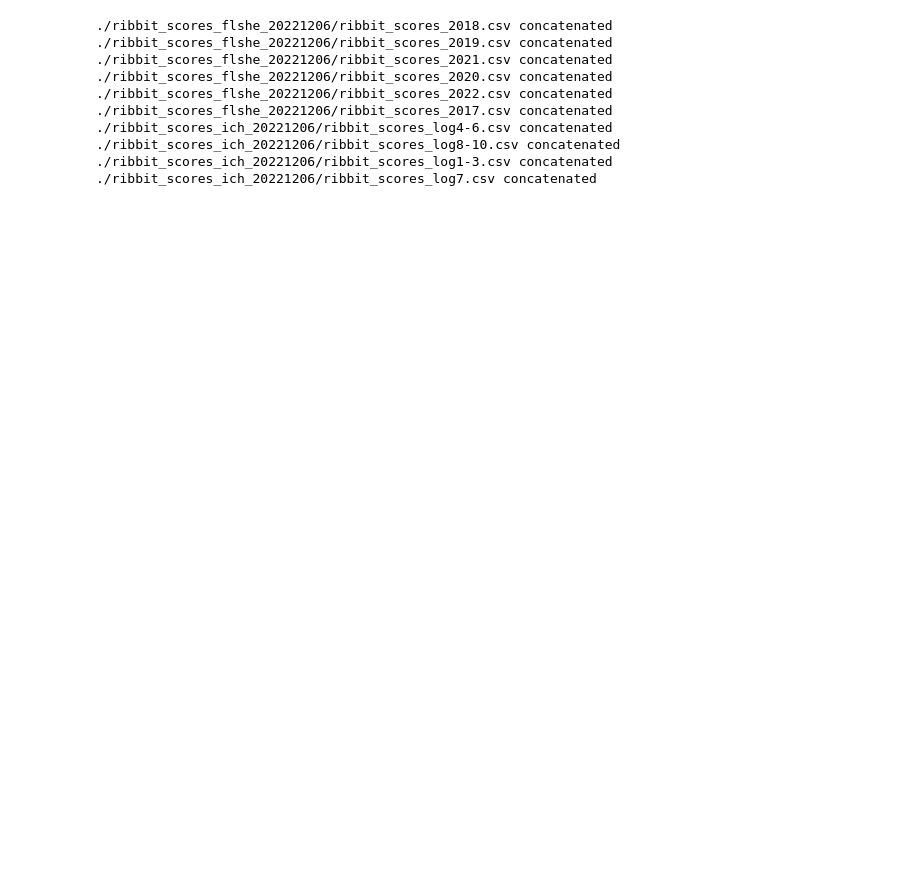
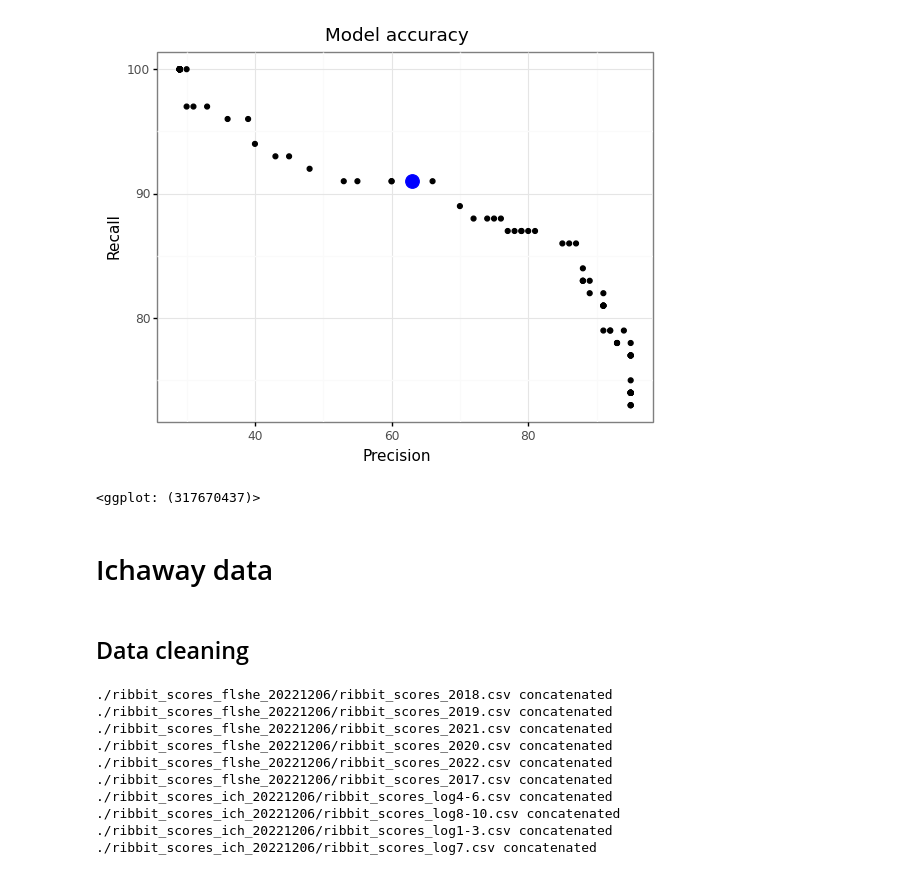
Before and after one commit to mayalapp/ga-frog-id, a Jupyter notebook: python-ribbit/data_cleaning.ipynb, the cells around one changed output. Saved outputs shown, nothing was run; the diff lists cells and outputs as text; code cells hidden in the pictures; blank space fills up the shorter version.

```diff
--- a/python-ribbit/data_cleaning.ipynb
+++ b/python-ribbit/data_cleaning.ipynb
@@ -56 +169,17 @@ def combine_rs(rs_folder, delete_files = False):
+# %%
+cutoffs = range(0, 100)
+accuracy_flshe = calc_accuracy(verified_flshe, cutoffs)
+
+(ggplot(accuracy_flshe, aes(x = 'precision', y = 'recall'))+
+       geom_point()+
+        labs(x  = "Precision", y = "Recall", title = "Model accuracy")+
+        annotate("point", x = 63, y = 91, colour = "blue", size = 5) +
+        theme_bw())
+# %% [output]
+[figure, added]
+<ggplot: (317670437)>
+# %% [markdown]
+# Ichaway data
+# %% [markdown]
+## Data cleaning
 # %%
```
Also changed, not shown: parts of 15 cells of this notebook, 18 other files.
